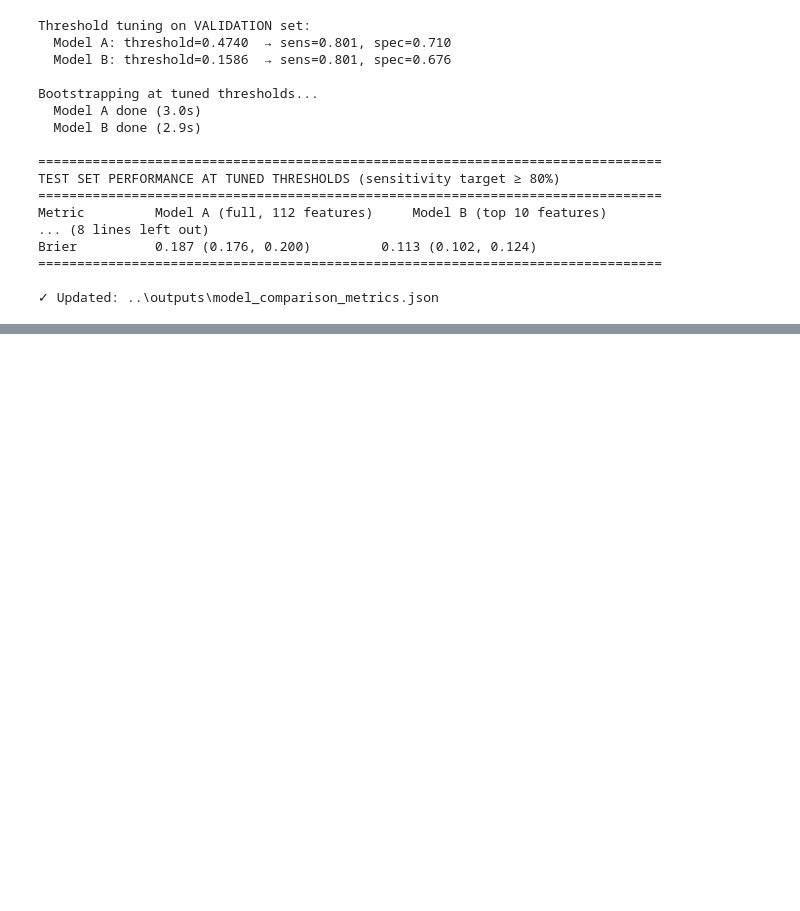
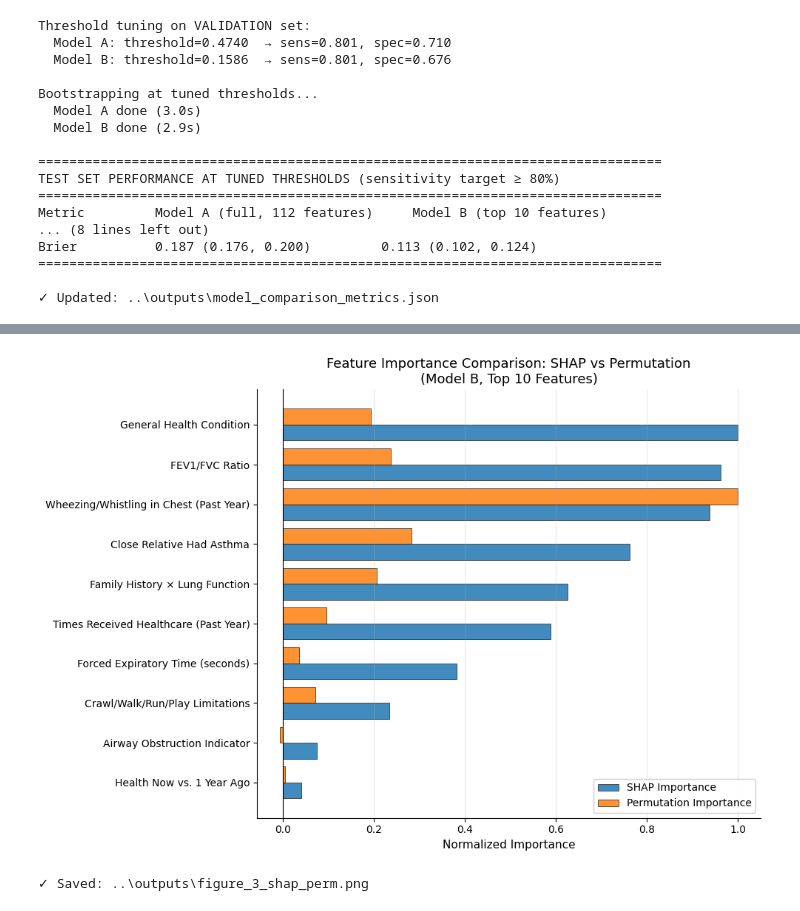
Before and after one commit to wilson-nguyen/aim-ahead-asthma, a Jupyter notebook: notebooks/05_top10_sensitivity.ipynb, the cells around one changed output, grey strips where cells are left out. Cells and saved outputs as stored; diff of their text form; code cells hidden in the pictures; blank space fills up the shorter version.

```diff
--- a/notebooks/05_top10_sensitivity.ipynb
+++ b/notebooks/05_top10_sensitivity.ipynb
@@ -596,0 +848,50 @@ Brier          0.187 (0.176, 0.200)         0.113 (0.102, 0.124)
+# %%
+"""
+Figure 3: SHAP vs Permutation Importance comparison for Model B (top 10 features).
+
+Both importance measures normalized to [0, 1] for visual comparison. The two methods
+can disagree (SHAP measures attributed contribution; permutation measures performance
+degradation when the feature is shuffled). Showing both transparently is a strength
+the manuscript emphasizes.
+"""
+
+# Normalize each importance measure to its own max so they're on the same scale
+shap_norm = shap_importance_b / shap_importance_b.max() if shap_importance_b.max() > 0 else shap_importance_b
+perm_norm = perm_importance_b / np.abs(perm_importance_b).max() if np.abs(perm_importance_b).max() > 0 else perm_importance_b
+
+# Order features by SHAP importance (descending)
+order = np.argsort(shap_importance_b)[::-1]
+labels_ordered = [TOP_10_DISPLAY[i] for i in order]
+shap_ordered = shap_norm[order]
+perm_ordered = perm_norm[order]
+
+fig, ax = plt.subplots(figsize=(10, 7))
+
+y_pos = np.arange(len(labels_ordered))
+bar_height = 0.4
+
+ax.barh(y_pos + bar_height/2, shap_ordered, height=bar_height,
+        color='#1f77b4', alpha=0.85, edgecolor='black', linewidth=0.5,
+        label='SHAP Importance')
+
+ax.barh(y_pos - bar_height/2, perm_ordered, height=bar_height,
+        color='#ff7f0e', alpha=0.85, edgecolor='black', linewidth=0.5,
+        label='Permutation Importance')
+
+ax.set_yticks(y_pos)
+ax.set_yticklabels(labels_ordered)
+ax.set_xlabel('Normalized Importance')
+ax.set_title('Feature Importance Comparison: SHAP vs Permutation\n(Model B, Top 10 Features)')
+ax.legend(loc='lower right', framealpha=0.95)
+ax.grid(True, axis='x', alpha=0.3)
+ax.axvline(0, color='black', linewidth=0.8)
+ax.invert_yaxis()  # most important at top
+
+plt.tight_layout()
+plt.savefig(OUTPUTS_DIR / 'figure_3_shap_perm.png', dpi=300, bbox_inches='tight')
+plt.show()
+
+print(f"✓ Saved: {OUTPUTS_DIR / 'figure_3_shap_perm.png'}")
+# %% [output]
+[figure, added]
+✓ Saved: ..\outputs\figure_3_shap_perm.png
```
Also changed, not shown: parts of 8 cells of this notebook.
